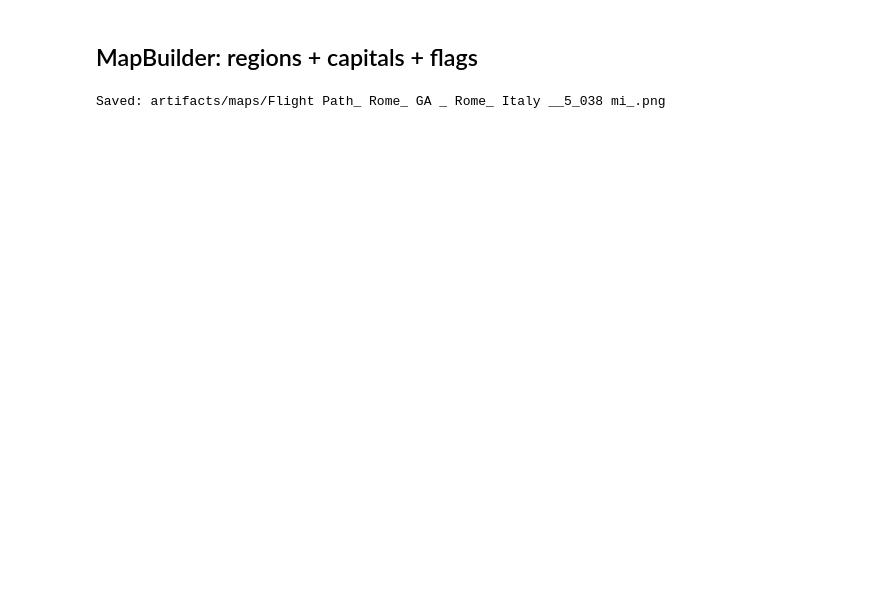
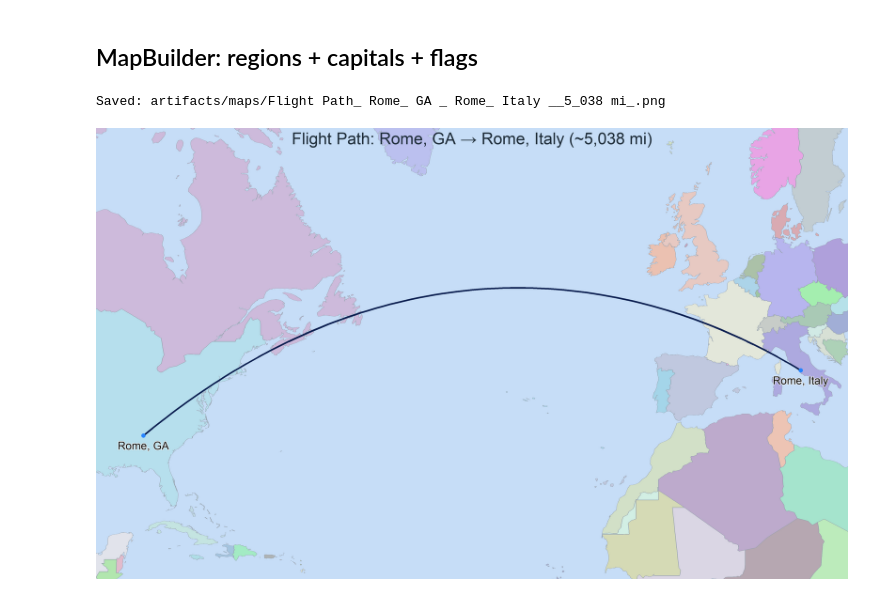
Before and after one commit to dougdaly/Generative-AI, a Jupyter notebook: Projects/agentic_multimodal/agentic-multimodal.ipynb, the cells around one changed output. Drawn from its saved outputs; the diff is of its cells as text; code cells hidden in the pictures; blank space fills up the shorter version.

```diff
--- a/Projects/agentic_multimodal/agentic-multimodal.ipynb
+++ b/Projects/agentic_multimodal/agentic-multimodal.ipynb
@@ -16,9 +16,22 @@ Repo layout assumption:
 # %%
 from pathlib import Path
 import sys
-ROOT = Path.cwd().parent.parent.resolve()
-SRC = ROOT / "src" / "demos"
+
+
+def find_repo_root(start: Path = Path.cwd()) -> Path:
+    current = start.resolve()
+    for path in [current, *current.parents]:
+        if (path / ".git").exists():
+            return path
+    raise RuntimeError("Could not find repo root")
+
+
+REPO_ROOT = find_repo_root()
+
+SRC = REPO_ROOT / "src"
 sys.path.insert(0, str(SRC))
+sys.path.insert(0, str(SRC  / "genai_demos"))
+
 from agentic_multimodal.core.config import CACHE, RESULTS, SRC
 from agentic_multimodal.schemas.artifacts import PosterSpec, PosterItem, ImageAsset
 from agentic_multimodal.services.registry import make_registry
@@ -37,8 +50,8 @@ from agentic_multimodal.skills.adapters import (
 from support import tree_markdown
 import os, re
 
-MANIFEST = ROOT / "results" / "agentic_multimodal" / "manifest.jsonl"
-reg = make_registry(ROOT)
+MANIFEST = REPO_ROOT / "results" / "agentic_multimodal" / "manifest.jsonl"
+reg = make_registry(REPO_ROOT)
 
 BUILD_TEASER = False
 BUILD_POTUS = False
@@ -375,7 +331,7 @@ from agentic_multimodal.skills.adapters.items_to_poster import items_to_postersp
 from agentic_multimodal.skills.image_gen import generate_prompt_images
 from agentic_multimodal.skills.image_prompts import subject_portrait
 
-items = get_group_items(reg, item_type="animals", count=1, seed="seed42")
+items = get_group_items(reg, item_type="animals", count=10, seed="seed42")
 
 picks = [
     {
@@ -633,3 +593,7 @@ artifact = reg.graphs.geo.invoke({"question": "Show me the flight path from Rome
 print("Saved:", artifact.get("artifact_path"))
 # %% [output]
 Saved: artifacts/maps/Flight Path_ Rome_ GA _ Rome_ Italy __5_038 mi_.png
+# %%
+display(Image(filename=str(artifact["artifact_path"])))
+# %% [output]
+[figure, added]
```
Also changed, not shown: parts of 4 cells of this notebook, 2 other files.
